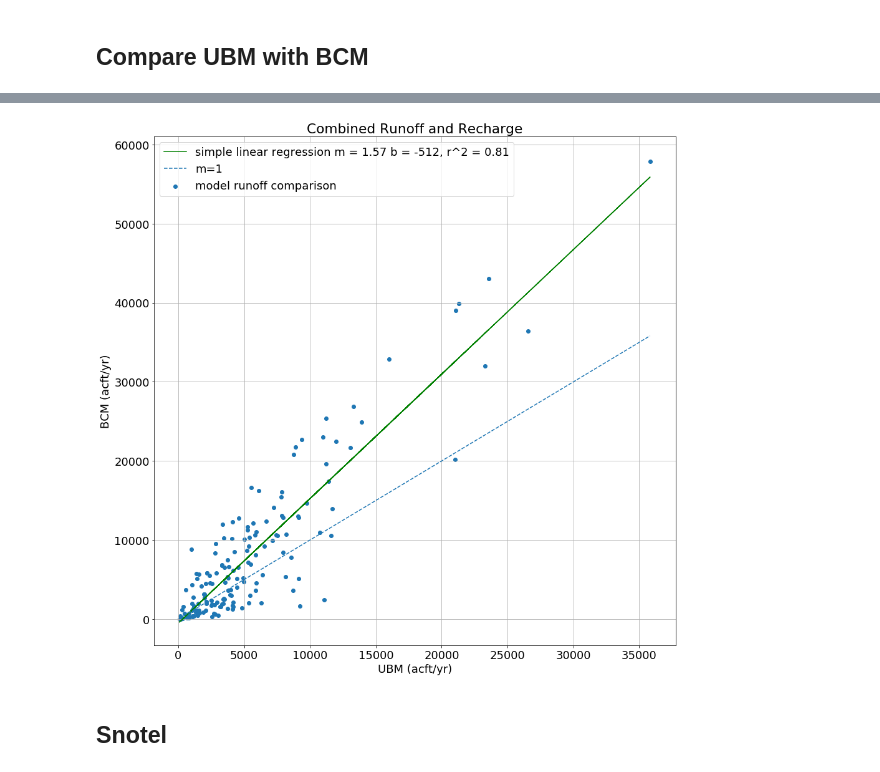
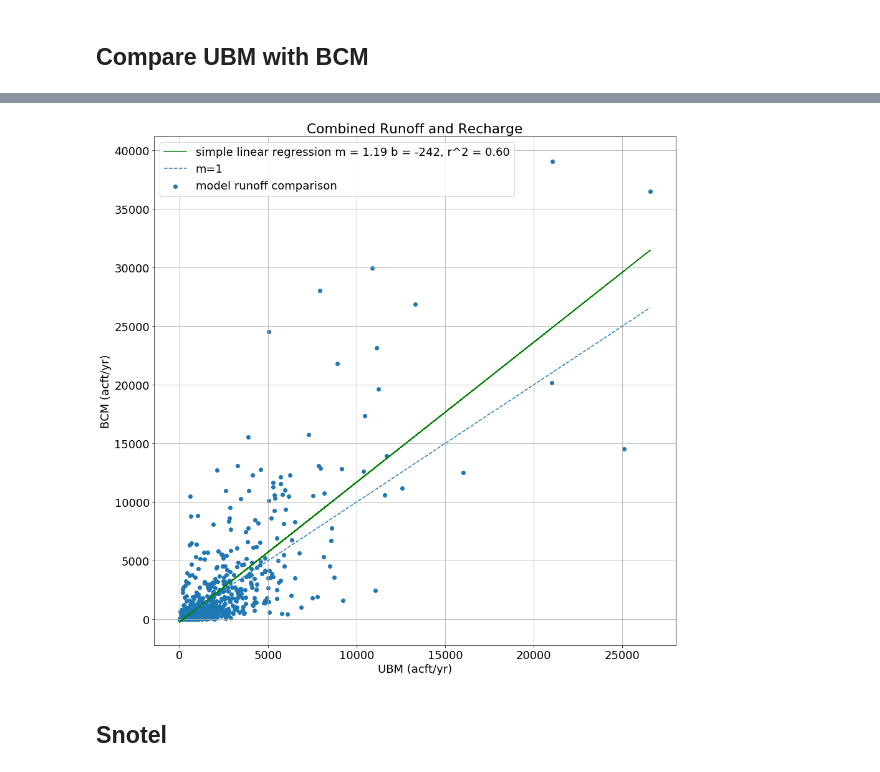
Before and after one commit to utah-geological-survey/UBM, a Jupyter notebook: ipython notebooks/Zone Budget.ipynb, the cells around one changed output, grey strips where cells are left out. Cells and saved outputs as stored; diff of their text form; code cells hidden in the pictures.

```diff
--- a/ipython notebooks/Zone Budget.ipynb
+++ b/ipython notebooks/Zone Budget.ipynb
@@ -285,16 +299,16 @@ g.to_sql(con=engine, name = tabname, if_exists='append', index=False)
 # %% [markdown]
 ## Compare UBM with BCM
 # %%
-quer = "SELECT HUC_12, volume_acft FROM ubm.zonebudgets WHERE SOURCE = 'BCM' AND variable IN('runoff')"
-BCMrun = pd.read_sql_query(sql=quer,con=engine)
-BCMrun.rename(columns={'volume_acft':'BCM_run_acft'},inplace=True)
+quer = "SELECT HUC_12, volume_acft FROM ubm.{:} WHERE SOURCE = 'BCM' AND variable IN('runoff')"
+BCMrun = pd.read_sql_query(sql=quer.format(tabname), con=engine)
+BCMrun.rename(columns={'volume_acft':'BCM_run_acft'}, inplace=True)
 
-quer = "SELECT HUC_12, volume_acft FROM ubm.zonebudgets WHERE SOURCE = 'BCM' AND variable IN('recharge')"
-BCMrec = pd.read_sql_query(sql=quer,con=engine)
-BCMrec.rename(columns={'volume_acft':'BCM_rec_acft'},inplace=True)
+quer = "SELECT HUC_12, volume_acft FROM ubm.{:} WHERE SOURCE = 'BCM' AND variable IN('recharge')"
+BCMrec = pd.read_sql_query(sql=quer.format(tabname), con=engine)
+BCMrec.rename(columns={'volume_acft':'BCM_rec_acft'}, inplace=True)
 
-BCMrun.set_index(['HUC_12'],inplace=True)
-BCMrec.set_index(['HUC_12'],inplace=True)
+BCMrun.set_index(['HUC_12'], inplace=True)
+BCMrec.set_index(['HUC_12'], inplace=True)
 
-BCM = pd.concat([BCMrun,BCMrec],axis=1)
+bcm = pd.concat([BCMrun,BCMrec],axis=1)
 # %%
@@ -324,4 +338,4 @@ UBM = pd.concat([UBMavgrun,UBMavgrec],axis=1)
 # %%
-BM = pd.concat([BCM,UBM],axis=1)
+BM = pd.concat([bcm,ubm],axis=1)
 # %%
 len(BM)
@@ -354,7 +495,7 @@ BM = BM[pd.to_numeric(BM.index).isin(huclist)]
 # %%
 import statsmodels.api as sm
 
-x = BM['UBM_run_acft'].values
+x = BM['ubm_run_acft'].values
 Y = BM['BCM_run_acft'].values
 
 X = sm.add_constant(x)
@@ -384,7 +525,7 @@ plt.savefig('U:/GWP/Groundwater/Projects/BCM/Graphs/'+'runoff_bcm_vs_ubm.png')
 # %%
 import statsmodels.api as sm
 
-x = BM['UBM_rec_acft'].values
+x = BM['ubm_rec_acft'].values
 Y = BM['BCM_rec_acft'].values
 
 X = sm.add_constant(x)
@@ -414,33 +555,33 @@ plt.savefig('U:/GWP/Groundwater/Projects/BCM/Graphs/'+'recharge_bcm_vs_ubm.png')
 # %%
-BM['UBM_comb_acft'] = BM['UBM_run_acft'] + BM['UBM_rec_acft']
+BM['ubm_comb_acft'] = BM['ubm_run_acft'] + BM['ubm_rec_acft']
 BM['BCM_comb_acft'] = BM['BCM_run_acft'] + BM['BCM_rec_acft']
 
-x = BM['UBM_comb_acft']
+x = BM['ubm_comb_acft']
 Y = BM['BCM_comb_acft']
 
 X = sm.add_constant(x)
 model = sm.OLS(Y,X)
 est = model.fit()
 const = est.params[0]
 slope = est.params[1]
 
 SIZE = 18
 plt.rc('font', size=SIZE)
 #matplotlib.rc('pdf', fonttype=42)
 plt.plot(x, est.predict(X), c='g', label='simple linear regression m = {:.2f} b = {:.0f}, r^2 = {:.2f}'.format(slope, const,est.rsquared))
 plt.scatter(x,Y, label='model runoff comparison')
 x2 = range(int(np.min(x)),int(np.max(x)))
 plt.plot(x2,x2,'--', label='m=1')
 plt.legend(loc='upper left')
 plt.xlabel('UBM (acft/yr)')
 plt.ylabel('BCM (acft/yr)')
 #plt.xlim(-100,12000)
 #plt.ylim(-100,14000)
 plt.title('Combined Runoff and Recharge')
 plt.grid()
 plt.savefig('U:/GWP/Groundwater/Projects/BCM/Graphs/'+'combined_bcm_vs_ubm.png')
 # %% [output]
-[figure, old version]
+[figure, new version]
 # %%
 BM.to_clipboard()
 # %%
```
Also changed, not shown: parts of 11 cells of this notebook, 2 other files.
